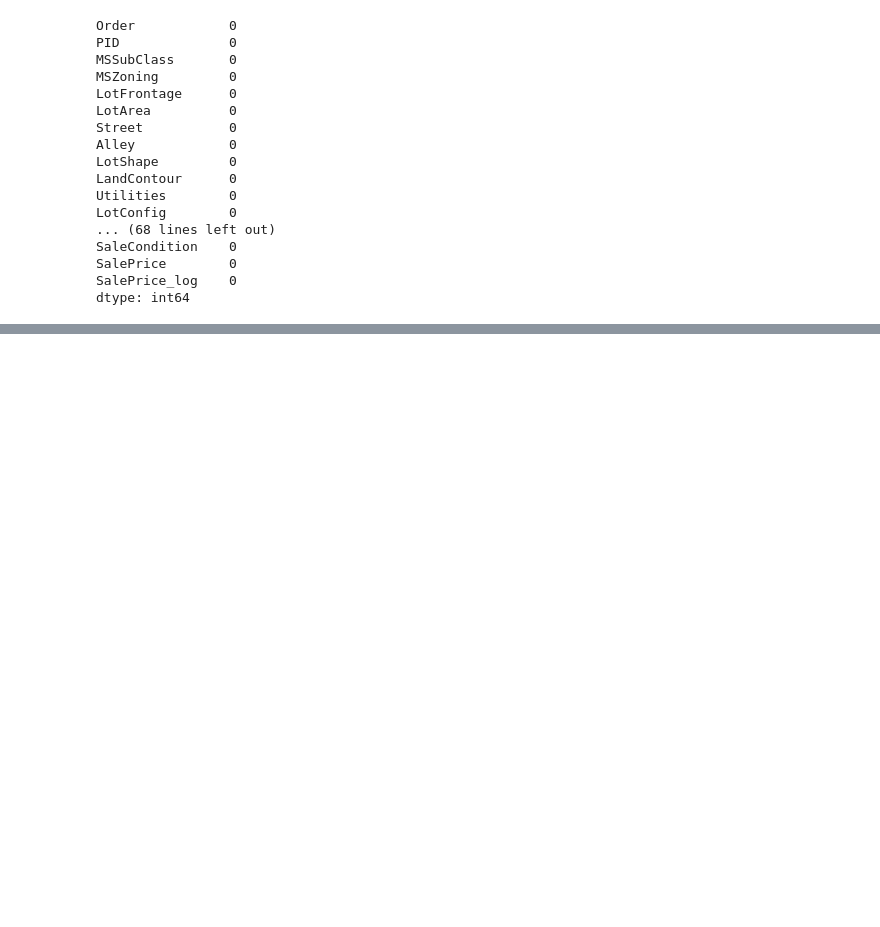
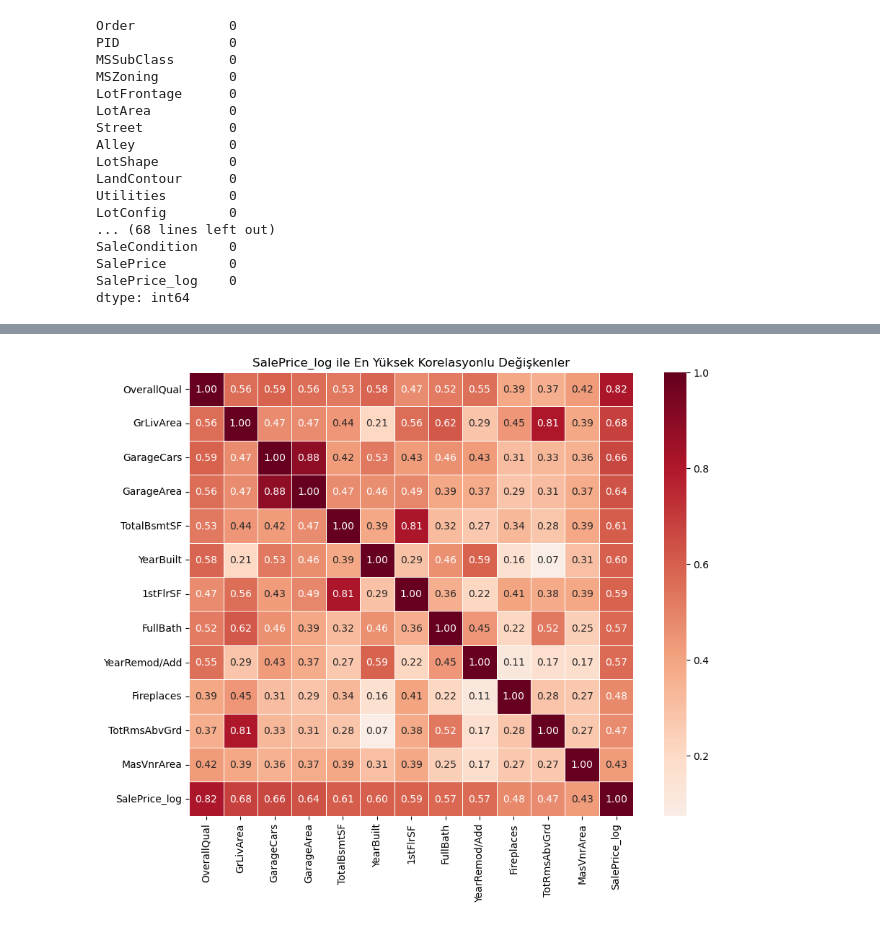
Before and after one commit to enesacarq/ames-housing-price-prediction, a Jupyter notebook: ames_house_price_analysis.ipynb, the cells around one changed output, grey strips where cells are left out. Cells and saved outputs as stored; diff of their text form; code cells hidden in the pictures; blank space fills up the shorter version.

Commit message:
add numerical variable analysis demo

```diff
--- a/ames_house_price_analysis.ipynb
+++ b/ames_house_price_analysis.ipynb
@@ -394,0 +393,13 @@ dtype: int64
+# %%
+analiz_df = train_df.copy()
+
+# Sayısal olmaması gereken / analize girmemesi gereken sütunlar
+analiz_df['MSSubClass'] = analiz_df['MSSubClass'].astype(str)   # bu sütun değerleri aslında kategorik fakat sayılarla ifade ediliyor,
+                                                                # bunu hesaba katmamak için stringe çeviriyoruz.
+
+dislanacak_columns = ['SalePrice', 'SalePrice_log', 'Id', 'Order', 'PID']   # hangisi varsa (target variable hesaba girmez)
+numerical_columns = (analiz_df.select_dtypes(include=np.number)
+                     .columns.difference(dislanacak_columns))
+
+print("Sayısal sütun sayısı:", len(numerical_columns))
+print(list(numerical_columns))
@@ -394,0 +409,10 @@ dtype: int64
+# %%
+# korelasyon 2 sayının birlikte nasıl hareket ettiği ölçen sayıdır.
+# SalePrice çok çarpık ve dağınık ondan ötüür SalePrice_log ile korelasyonlarına bakıyoruz.
+
+corr = analiz_df[numerical_columns].corrwith(analiz_df['SalePrice_log']).sort_values(ascending=False)
+
+print("En yüksek 15 pozitif korelasyon:")
+print(corr.head(15))
+print("\nEn düşük 5 (negatif) korelasyon:")
+print(corr.tail(5))
@@ -394,0 +437,16 @@ dtype: int64
+# %%
+# ısı haritası (heatmap) ile en yüksek korelasyona ship değişkenlerin haritasını grafiğğni çıkarıyoruz.
+# abs() yapmamız yani mutlak değer yapmamızın sebebi negatif olan ve yüksek olan bir değerde aslında sonucu çok etkiler.
+# coolwarm renk stilini pozitif ve negatifte RdBu_r pozitif ağırlıklı haritlarrda kullan.
+# hedef değişken dışında çoklu doğrusallık (multicollinearity) da bakıyoruz bu sayede. örnek GarageCars - GarageArea aynı şeyler aslında.
+
+top_cols = corr.abs().sort_values(ascending=False).head(12).index.tolist()
+top_cols.append('SalePrice_log')
+
+plt.figure(figsize=(11, 8))
+sns.heatmap(analiz_df[top_cols].corr(), annot=True, fmt='.2f',
+            cmap='RdBu_r', center=0, square=True, linewidths=0.5)
+plt.title('SalePrice_log ile En Yüksek Korelasyonlu Değişkenler')
+plt.show()
+# %% [output]
+[figure, added]
```
Also changed, not shown: parts of 5 cells of this notebook.
